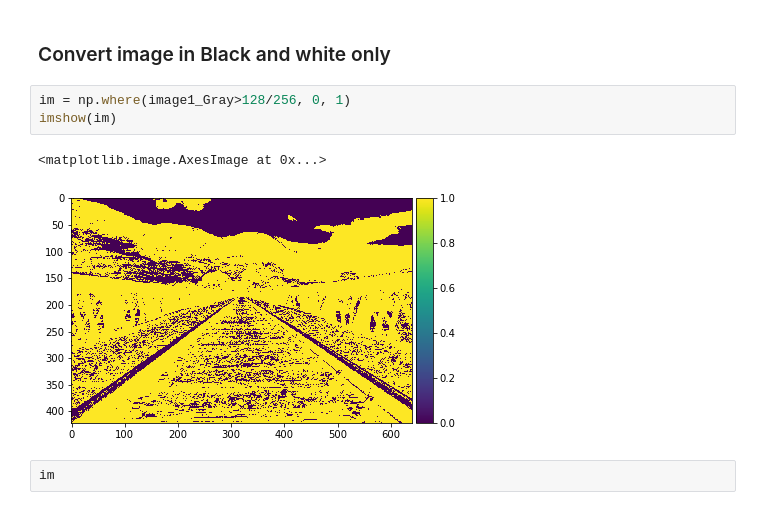
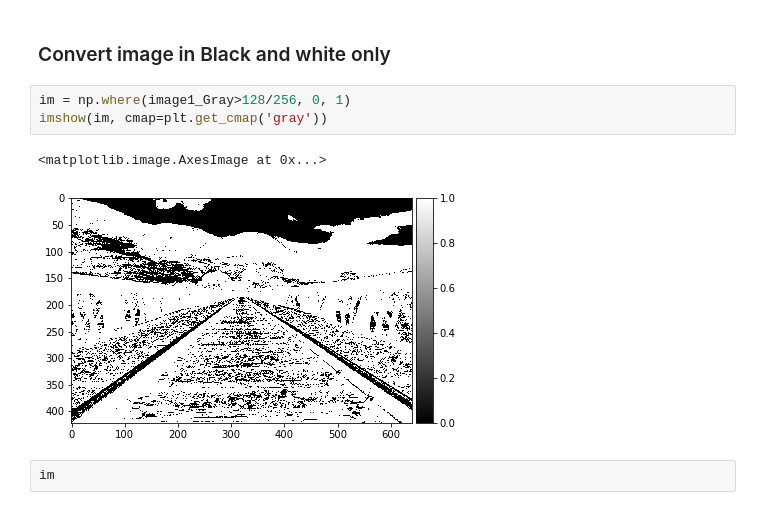
Before and after one commit to datacorner/les-tutos-datacorner.fr, a Jupyter notebook: computer-vision/image-management/basics_1.ipynb, the cells around one changed output. Cells and saved outputs as stored; diff of their text form.

```diff
--- a/computer-vision/image-management/basics_1.ipynb
+++ b/computer-vision/image-management/basics_1.ipynb
@@ -22,10 +22,10 @@ imshow(image1)
 ### Convert image in Black and white only
 # %%
 im = np.where(image1_Gray>128/256, 0, 1)
-imshow(im)
+imshow(im, cmap=plt.get_cmap('gray'))
 # %% [output]
 <matplotlib.image.AxesImage at 0x...>
-[figure, old version]
+[figure, new version]
 # %%
 im
 # %% [output]
```
